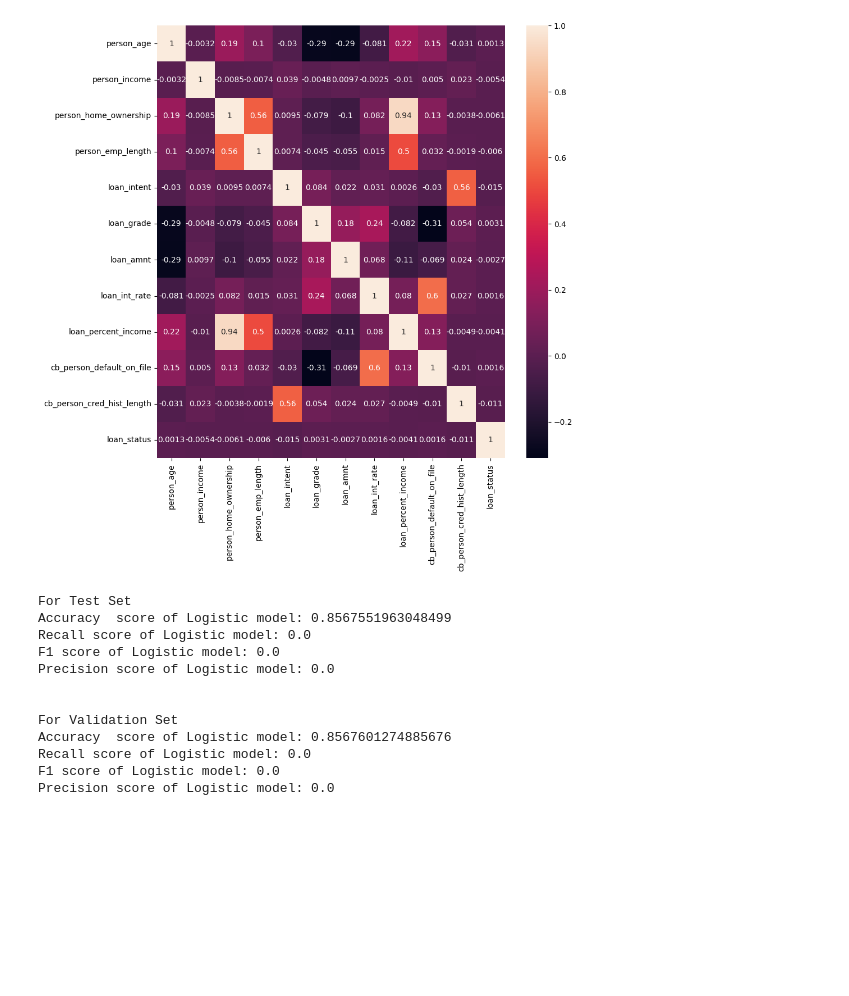
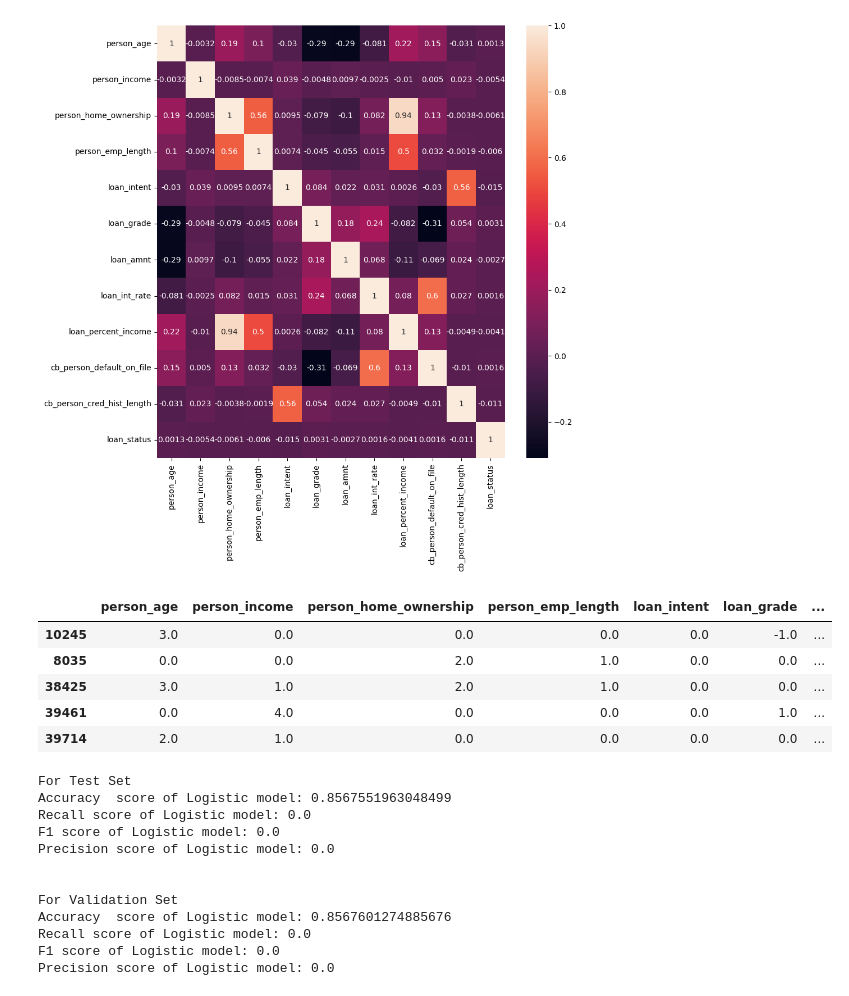
Before and after one commit to ankitg-02/kaggle-competition, a Jupyter notebook: Loan_approval_1.ipynb, the cells around one changed output. Drawn from its saved outputs; the diff is of its cells as text; code cells hidden in the pictures; blank space fills up the shorter version.

```diff
--- a/Loan_approval_1.ipynb
+++ b/Loan_approval_1.ipynb
@@ -510,6 +507,15 @@ x=make_column_transformerod_1.iloc[:,:-1]
 y=make_column_transformerod_1['loan_status']
 x_train,x_test,y_train,y_test=train_test_split(x,y,test_size=0.4,random_state=4,stratify=y)
 x_train,x_val,y_train,y_val=train_test_split(x,y,test_size=0.5,random_state=4,stratify=y)
+# %%
+x_test.sample(5)
+# %% [output]
+|  | person_age | person_income | person_home_ownership | person_emp_length | loan_intent | loan_grade | ... |
+| 10245 | 3.0 | 0.0 | 0.0 | 0.0 | 0.0 | -1.0 | ... |
+| 8035 | 0.0 | 0.0 | 2.0 | 1.0 | 0.0 | 0.0 | ... |
+| 38425 | 3.0 | 1.0 | 2.0 | 1.0 | 0.0 | 0.0 | ... |
+| 39461 | 0.0 | 4.0 | 0.0 | 0.0 | 0.0 | 1.0 | ... |
+| 39714 | 2.0 | 1.0 | 0.0 | 0.0 | 0.0 | 0.0 | ... |
 # %%
 model1=LogisticRegression()
 pred1=model1.fit(x_train,y_train).predict(x_test)
```
Also changed, not shown: parts of 6 cells of this notebook.
